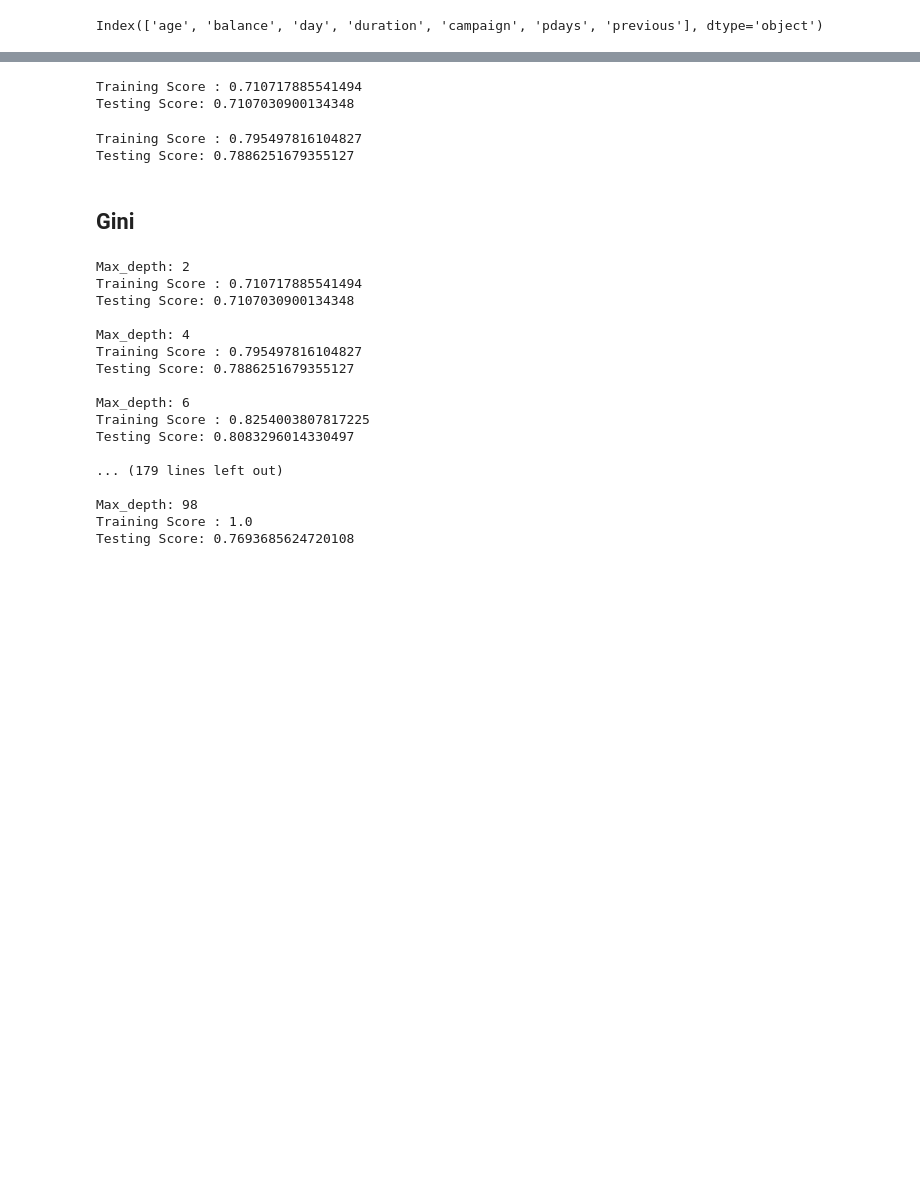
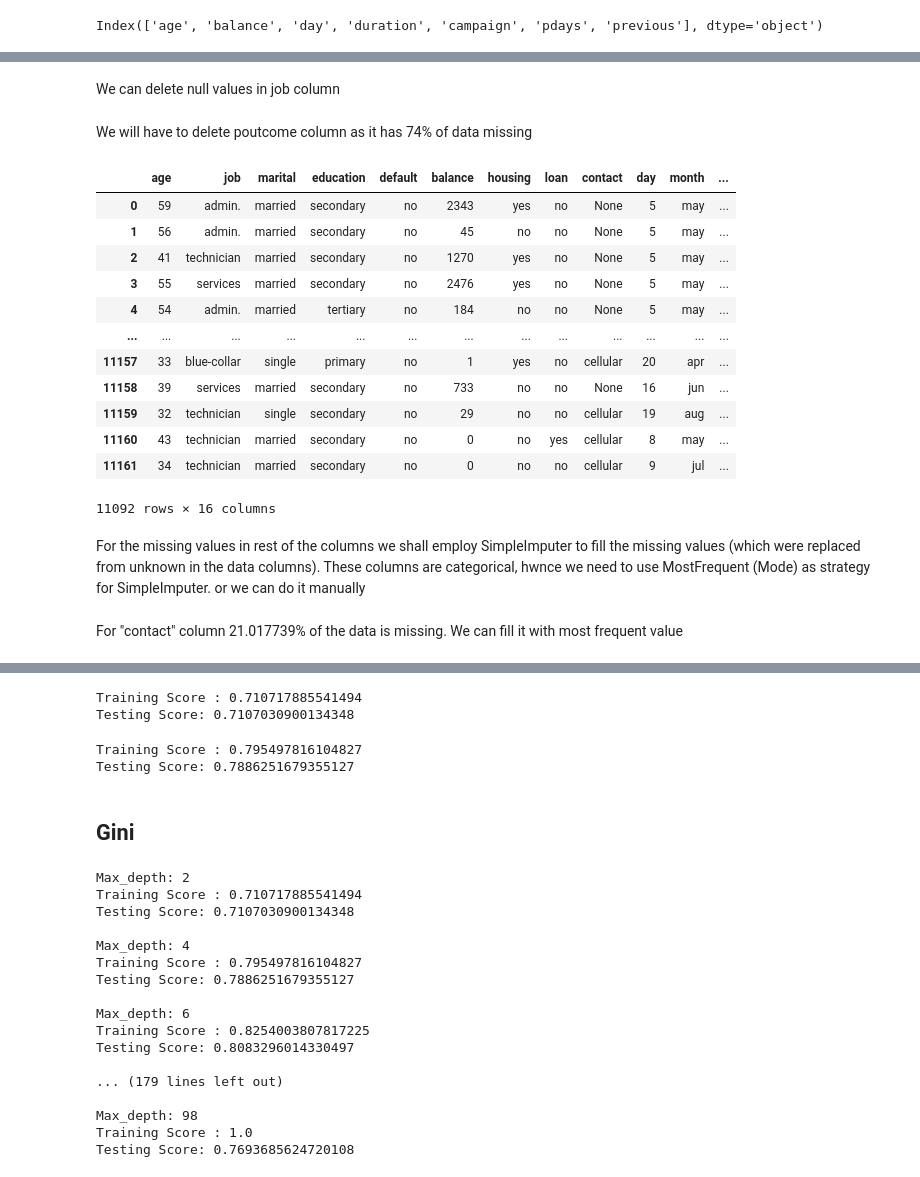
Before and after one commit to Deed111/CART, a Jupyter notebook: EMI Default Predictor(CART).ipynb, the cells around one changed output, grey strips where cells are left out. Drawn from its saved outputs; the diff is of its cells as text; code cells hidden in the pictures; blank space fills up the shorter version.

```diff
--- a/EMI Default Predictor(CART).ipynb
+++ b/EMI Default Predictor(CART).ipynb
@@ -124,0 +96,2 @@ Index(['job', 'marital', 'education', 'default', 'housing', 'loan', 'contact',
+# %%
+maindf=maindf.replace("unknown",None)
@@ -124,0 +148,27 @@ Index(['job', 'marital', 'education', 'default', 'housing', 'loan', 'contact',
+# %% [markdown]
+We can delete null values in job column
+# %%
+maindf=maindf.dropna(subset=["job"])
+# %% [markdown]
+We will have to delete poutcome column as it has 74% of data missing
+# %%
+del maindf["poutcome"]
+maindf
+# %% [output]
+|  | age | job | marital | education | default | balance | housing | loan | contact | day | month | ... |
+| 0 | 59 | admin. | married | secondary | no | 2343 | yes | no | None | 5 | may | ... |
+| 1 | 56 | admin. | married | secondary | no | 45 | no | no | None | 5 | may | ... |
+| 2 | 41 | technician | married | secondary | no | 1270 | yes | no | None | 5 | may | ... |
+| 3 | 55 | services | married | secondary | no | 2476 | yes | no | None | 5 | may | ... |
+| 4 | 54 | admin. | married | tertiary | no | 184 | no | no | None | 5 | may | ... |
+| ... | ... | ... | ... | ... | ... | ... | ... | ... | ... | ... | ... | ... |
+| 11157 | 33 | blue-collar | single | primary | no | 1 | yes | no | cellular | 20 | apr | ... |
+| 11158 | 39 | services | married | secondary | no | 733 | no | no | None | 16 | jun | ... |
+| 11159 | 32 | technician | single | secondary | no | 29 | no | no | cellular | 19 | aug | ... |
+| 11160 | 43 | technician | married | secondary | no | 0 | no | yes | cellular | 8 | may | ... |
+| 11161 | 34 | technician | married | secondary | no | 0 | no | no | cellular | 9 | jul | ... |
+11092 rows × 16 columns
+# %% [markdown]
+For the missing values in rest of the columns we shall employ SimpleImputer to fill the missing values (which were replaced from unknown in the data columns). These columns are categorical, hwnce we need to use MostFrequent (Mode) as strategy for SimpleImputer. or we can do it manually
+# %% [markdown]
+ For "contact" column 21.017739% of the data is missing. We can fill it with most frequent value
```
Also changed, not shown: parts of 20 cells of this notebook.
